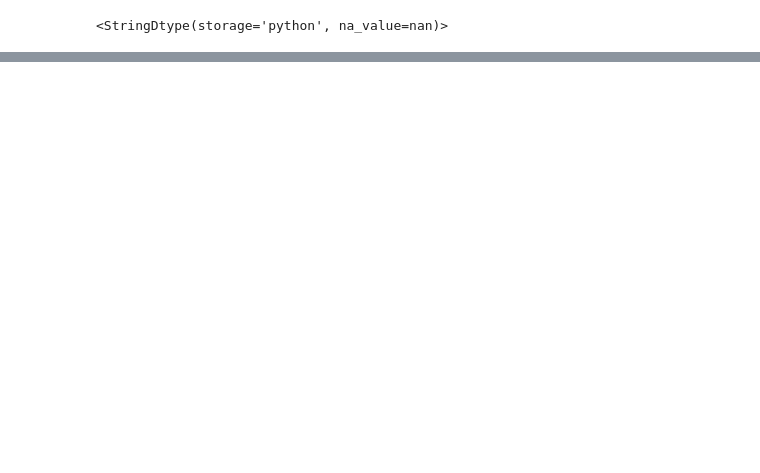
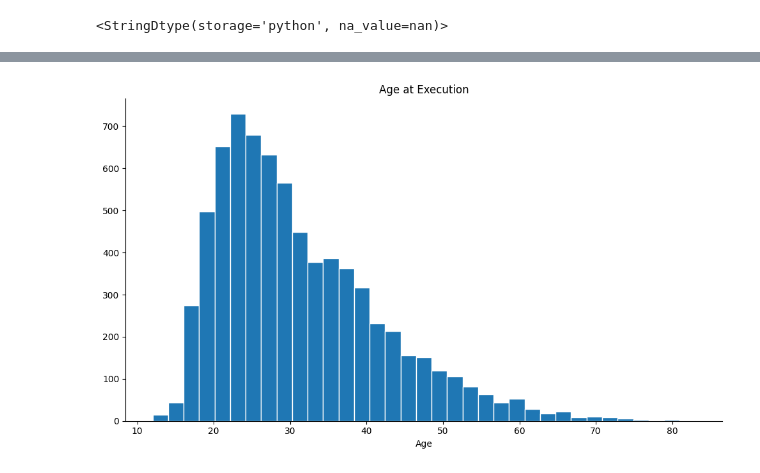
Before and after one commit to max-reevage/us-execution-trends-exploration, a Jupyter notebook: notebooks/execution_data_practice(2).ipynb, the cells around one changed output, grey strips where cells are left out. Cells and saved outputs as stored; diff of their text form; code cells hidden in the pictures; blank space fills up the shorter version.

Commit message:
Added plot vizualizations to historical dataset, opened new sentencing dataset.

```diff
--- a/notebooks/execution_data_practice(2).ipynb
+++ b/notebooks/execution_data_practice(2).ipynb
@@ -13,0 +6,3 @@ df.head()
+# %%
+df = pd.read_csv("../data_files/historical_execution_data.txt")
+df.head()
@@ -176,6 +136,6 @@ df['crime_com'] = df['crime_com'].replace({
     '41': 'Forgery',
     '43': 'Theft-Stealing',
     '44': 'Other',
-    '': 'Unknown'
+    '': 'Unknown',
 })
-df.head()
+# df.head()
@@ -259,16 +193,18 @@ df['off_occ'] = df['off_occ'].replace({
     '616': 'Soldier',
     '272': 'Gangster',
     '220': 'Escaped Convict',
-    '222': 'Escaped Prisoner',
     '591': 'Seaman',
-    '574': 'Sailor',
     '173': 'Criminal',
     '475': 'Pirate',
     '654': 'Tenant Farmer',
     '271': 'Gang Member',
     '108': 'Carpenter',
     '328': 'Housewife',
+    '689': 'Truck Driver',
     '': 'Unknown'})
+
+# '222': 'Escaped Prisoner'
+# '574': 'Sailor'
 # %%
 # df['off_occ'].unique()
 # %%
@@ -364,0 +375,3 @@ df[df['exec_method'] == 'Hanging']
+# %%
+df_age_clean = df.drop(df[df['age'] == 0].index)
+df_age_clean
@@ -364,0 +392,19 @@ df[df['exec_method'] == 'Hanging']
+# %%
+plt.figure(figsize=(10,6))
+plt.hist(
+    df_age_clean["age"],
+    edgecolor = "white",
+    bins = 35
+)
+
+plt.xlabel("Age")
+plt.title("Age at Execution")
+
+ax = plt.gca()
+ax.spines['top'].set_visible(False)
+ax.spines['right'].set_visible(False)
+
+plt.tight_layout()
+plt.show()
+# %% [output]
+[figure, added]
```
Also changed, not shown: parts of 28 cells of this notebook, 2 other files.
